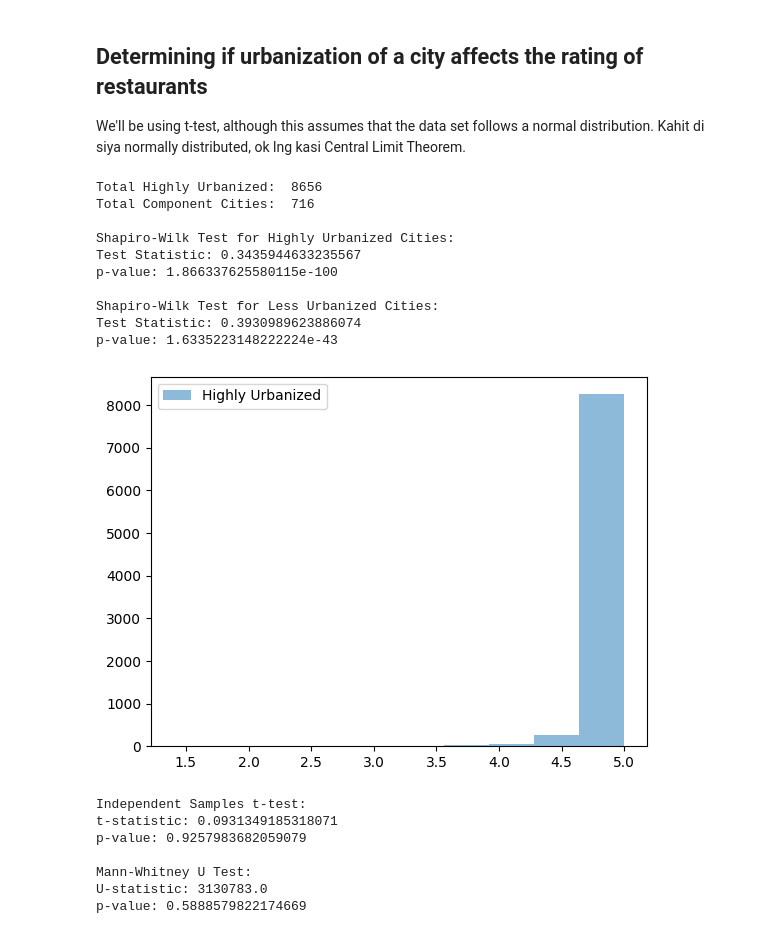
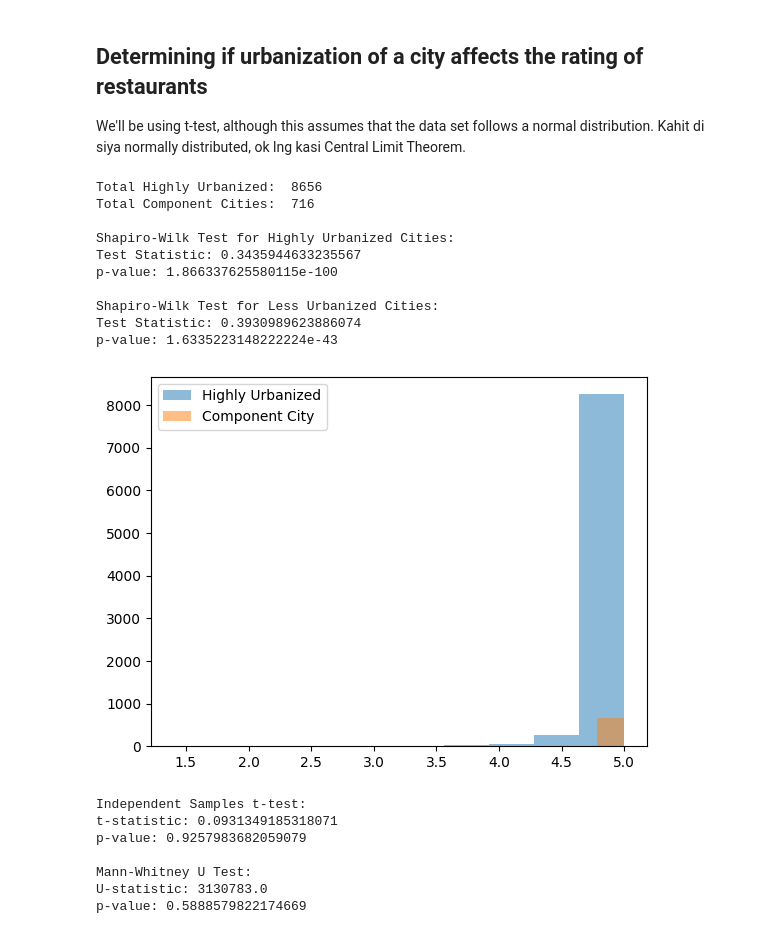
Before and after one commit to Enoux/psa, a Jupyter notebook: data/hypothesis_food_quality_vs_urbanization.ipynb, the cells around one changed output. Cells and saved outputs as stored; diff of their text form; code cells hidden in the pictures.

Commit message:
feat: added pictures of graphs

```diff
--- a/data/hypothesis_food_quality_vs_urbanization.ipynb
+++ b/data/hypothesis_food_quality_vs_urbanization.ipynb
@@ -91,35 +91,35 @@ print("\nShapiro-Wilk Test for Highly Urbanized Cities:")
 print("Test Statistic:", stat_highly_urbanized)
 print("p-value:", p_highly_urbanized)
 print("\nShapiro-Wilk Test for Less Urbanized Cities:")
 print("Test Statistic:", stat_less_urbanized)
 print("p-value:", p_less_urbanized)
 
 plt.hist(ratings_highly_urbanized, bins=10, alpha =0.5, label = "Highly Urbanized")
-# plt.hist(ratings_component, bins=10, alpha=0.5, label="Component City")
+plt.hist(ratings_component, bins=10, alpha=0.5, label="Component City")
 plt.legend()
 plt.show()
 
 t_statistic, t_pvalue = ttest_ind(ratings_highly_urbanized, ratings_component)
 print("\nIndependent Samples t-test:")
 print("t-statistic:", t_statistic)
 print("p-value:", t_pvalue)
 
 u_statistic, u_pvalue = mannwhitneyu(ratings_highly_urbanized, ratings_component)
 print("\nMann-Whitney U Test:")
 print("U-statistic:", u_statistic)
 print("p-value:", u_pvalue)
 # %% [output]
 Total Highly Urbanized:  8656
 Total Component Cities:  716
 
 Shapiro-Wilk Test for Highly Urbanized Cities:
 Test Statistic: 0.3435944633235567
 p-value: 1.866337625580115e-100
 
 Shapiro-Wilk Test for Less Urbanized Cities:
 Test Statistic: 0.3930989623886074
 p-value: 1.6335223148222224e-43
-[figure, old version]
+[figure, new version]
 Independent Samples t-test:
 t-statistic: 0.0931349185318071
 p-value: 0.9257983682059079
```
Also changed, not shown: 4 other files.
